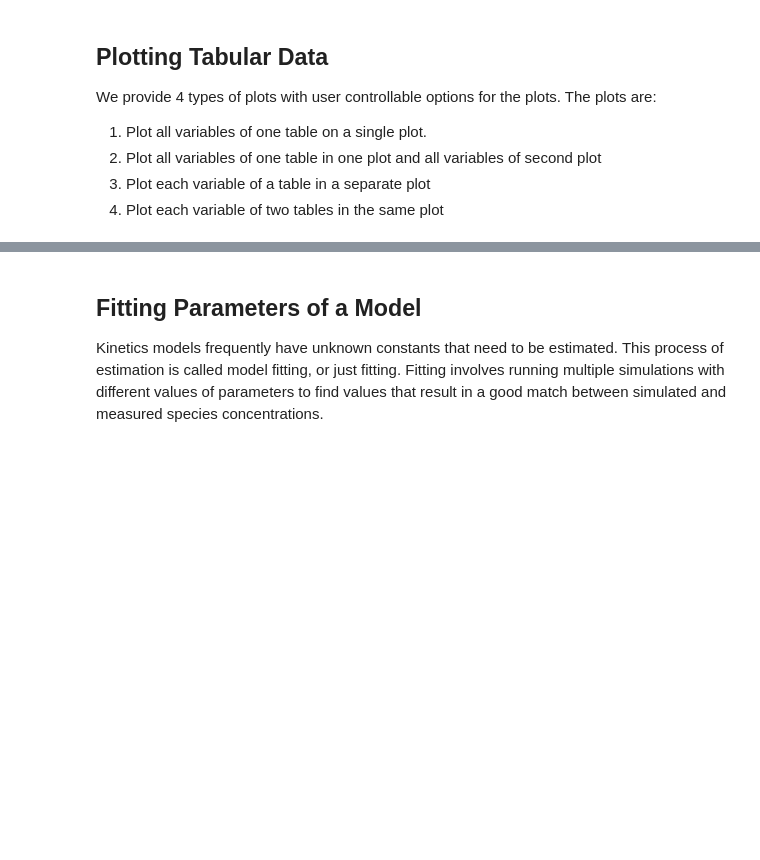
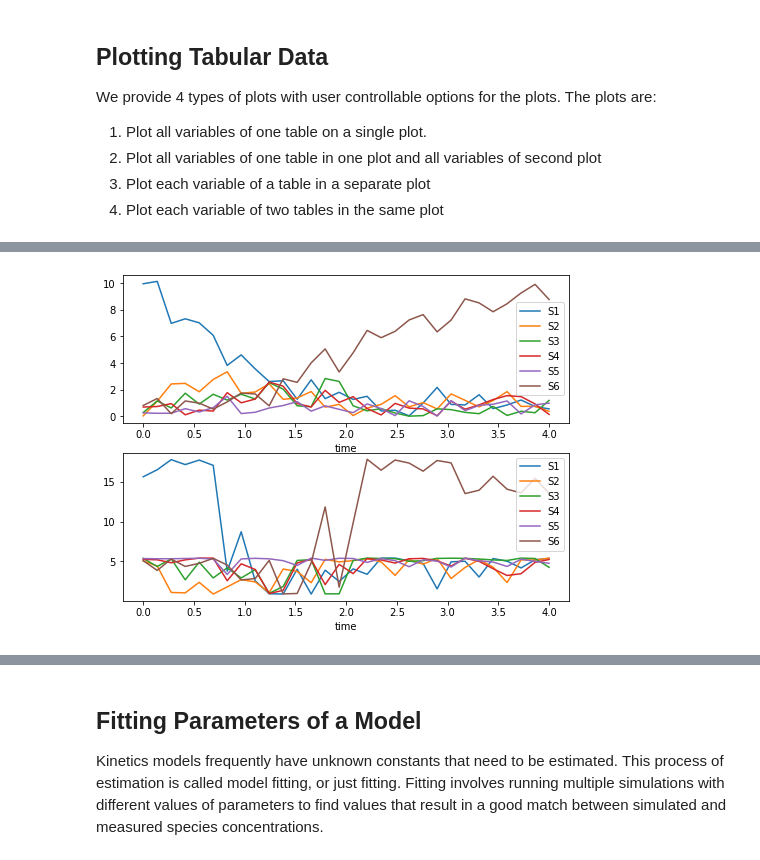
Before and after one commit to sys-bio/teUtils, a Jupyter notebook: teUtils/notebooks/Tutorial on Utilities for Model Fitting.ipynb, the cells around one changed output, grey strips where cells are left out. Cells and saved outputs as stored; diff of their text form; code cells hidden in the pictures; blank space fills up the shorter version.

```diff
--- a/teUtils/notebooks/Tutorial on Utilities for Model Fitting.ipynb
+++ b/teUtils/notebooks/Tutorial on Utilities for Model Fitting.ipynb
@@ -275,4 +269,6 @@ ts4 = ts1.copy()  # Create a copy of the timeseries
 ts4[ts4.colnames] = 5*np.cos(ts4[ts4.colnames]) + 2*ts4[ts4.colnames]
 # %%
 # Case 2: Plot two multiple variable plots, side-by-side
-plotter.plotMultiple(timeseries2=ts4)
+plotter.plotTimeMultiple(ts1, timeseries2=ts4)
+# %% [output]
+[figure, added]
```
Also changed, not shown: parts of 21 cells of this notebook, 2 other files.
